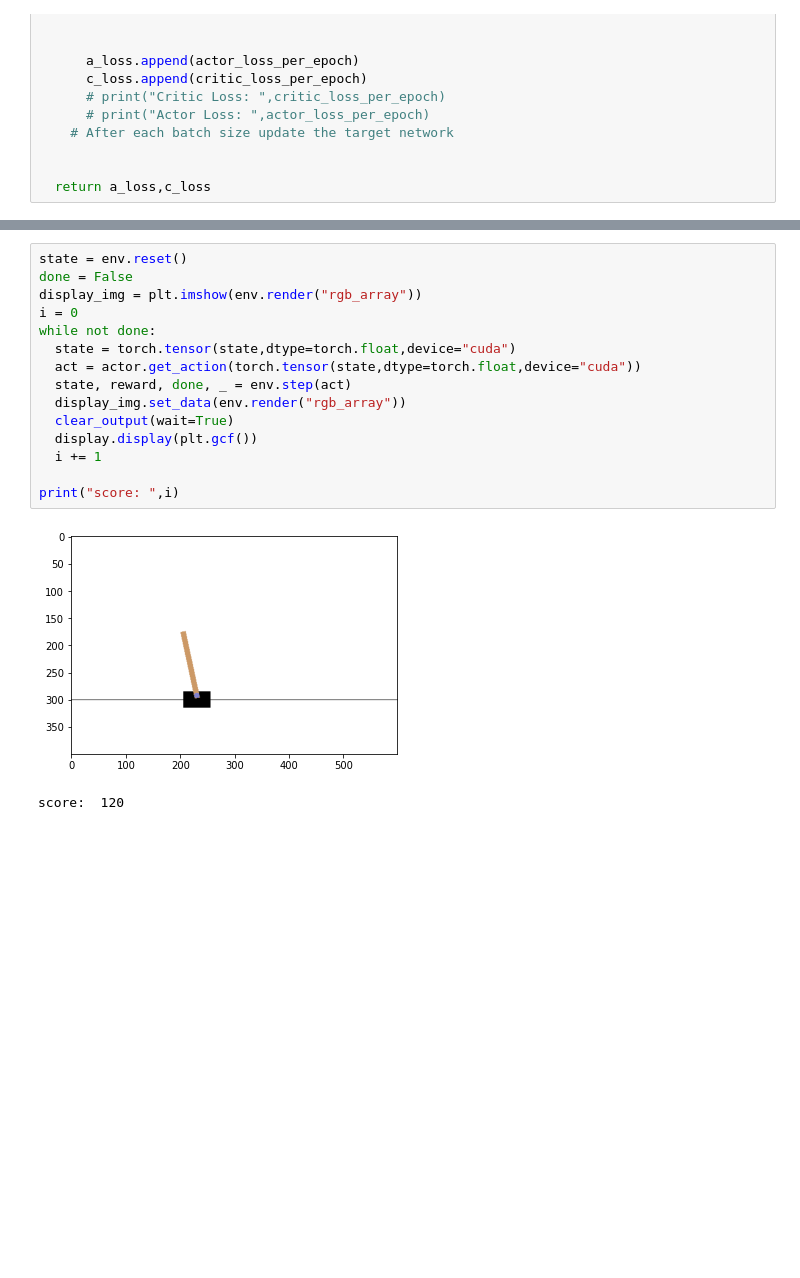
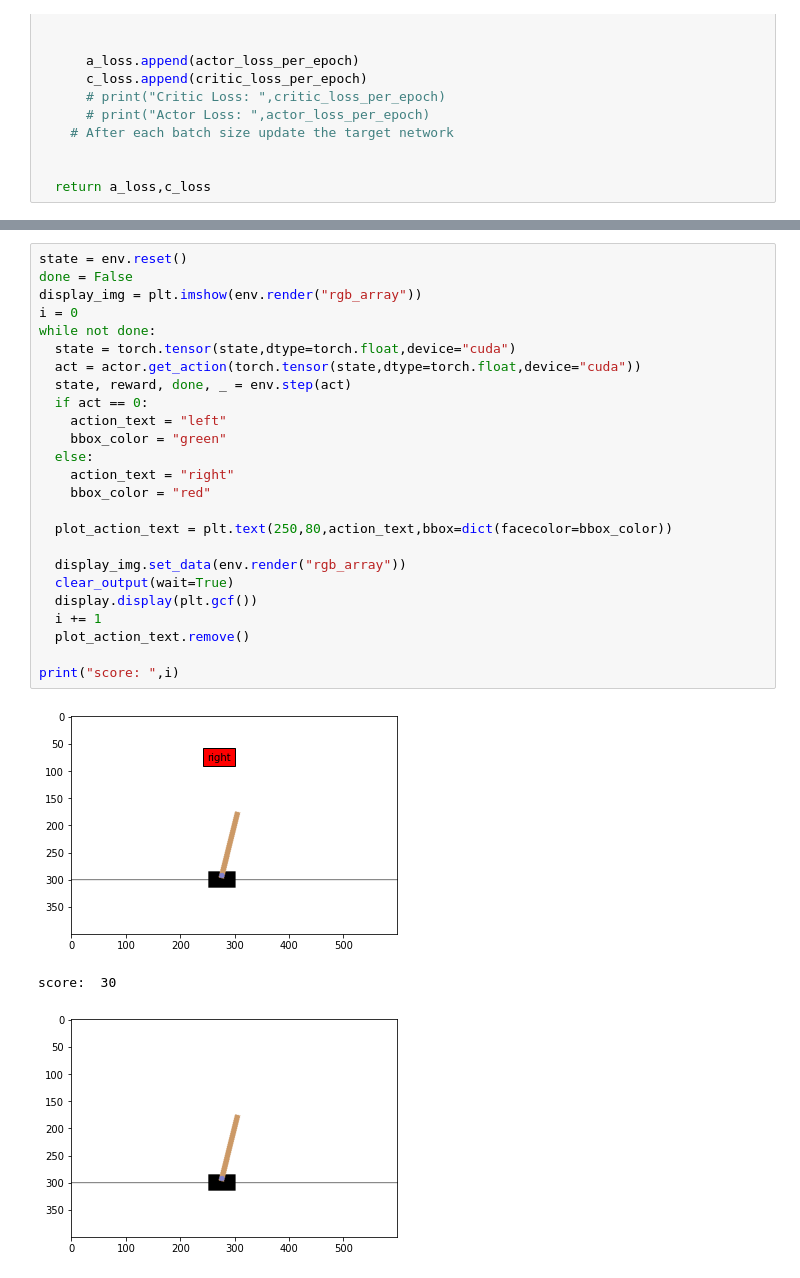
Before and after one commit to kaleem500bc/Vanilla-A2C-CartPole, a Jupyter notebook: Vanilla_A2C.ipynb, the cells around one changed output, grey strips where cells are left out. Drawn from its saved outputs; the diff is of its cells as text; blank space fills up the shorter version.

```diff
--- a/Vanilla_A2C.ipynb
+++ b/Vanilla_A2C.ipynb
@@ -183,18 +177,29 @@ plt.plot(critic_loss,label="critic",color="blue")
 # %%
 state = env.reset()
 done = False
 display_img = plt.imshow(env.render("rgb_array"))
 i = 0
 while not done:
   state = torch.tensor(state,dtype=torch.float,device="cuda")
   act = actor.get_action(torch.tensor(state,dtype=torch.float,device="cuda"))
   state, reward, done, _ = env.step(act)
+  if act == 0:
+    action_text = "left"
+    bbox_color = "green"
+  else:
+    action_text = "right"
+    bbox_color = "red"
+
+  plot_action_text = plt.text(250,80,action_text,bbox=dict(facecolor=bbox_color))
+
   display_img.set_data(env.render("rgb_array"))
   clear_output(wait=True)
   display.display(plt.gcf())
   i += 1
+  plot_action_text.remove()
 
 print("score: ",i)
 # %% [output]
-[figure, old version]
+[figure, new version]
-score:  120
+score:  30
+[figure, added]
```
Also changed, not shown: parts of 4 cells of this notebook.
